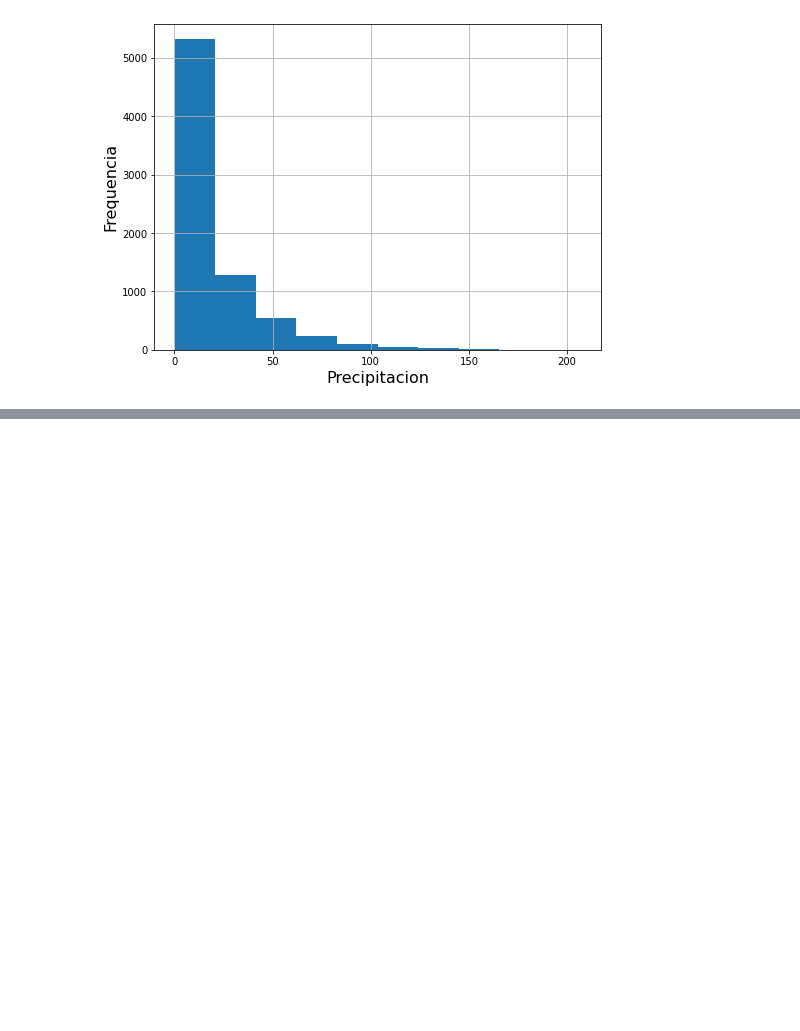
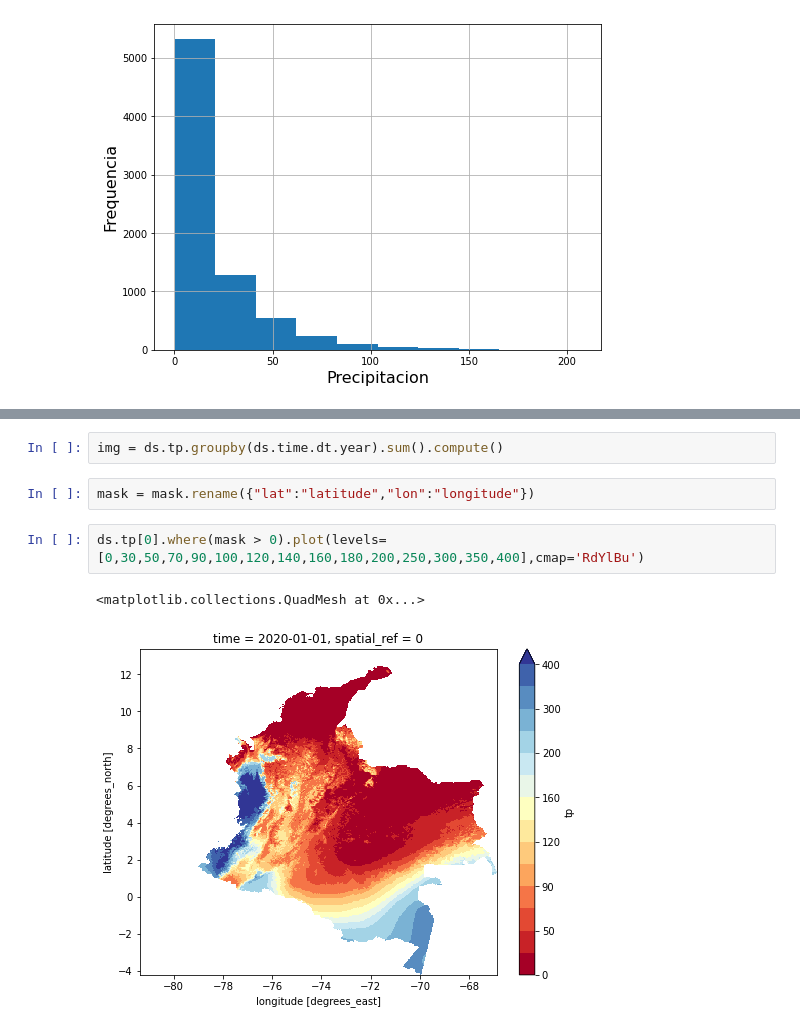
Before and after one commit to wmjolly/SAR-Colombia, a Jupyter notebook: SAR-CO-Example.ipynb, the cells around one changed output, grey strips where cells are left out. Cells and saved outputs as stored; diff of their text form; blank space fills up the shorter version.

```diff
--- a/SAR-CO-Example.ipynb
+++ b/SAR-CO-Example.ipynb
@@ -592,0 +581,9 @@ ax.axis('off')
+# %%
+img = ds.tp.groupby(ds.time.dt.year).sum().compute()
+# %%
+mask = mask.rename({"lat":"latitude","lon":"longitude"})
+# %%
+ds.tp[0].where(mask > 0).plot(levels=[0,30,50,70,90,100,120,140,160,180,200,250,300,350,400],cmap='RdYlBu')
+# %% [output]
+<matplotlib.collections.QuadMesh at 0x...>
+[figure, added]
```
Also changed, not shown: parts of 57 cells of this notebook, 1 other file.
